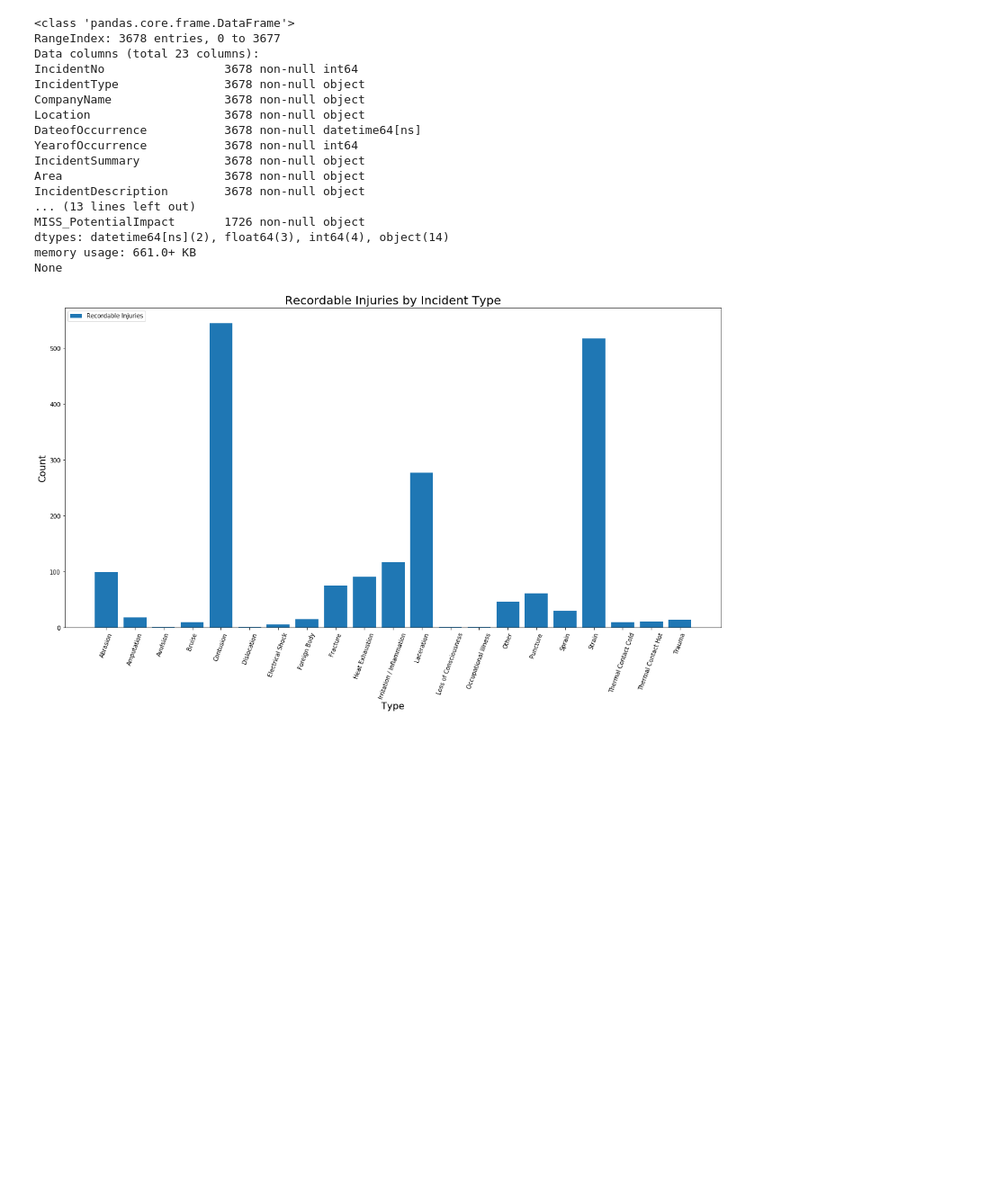
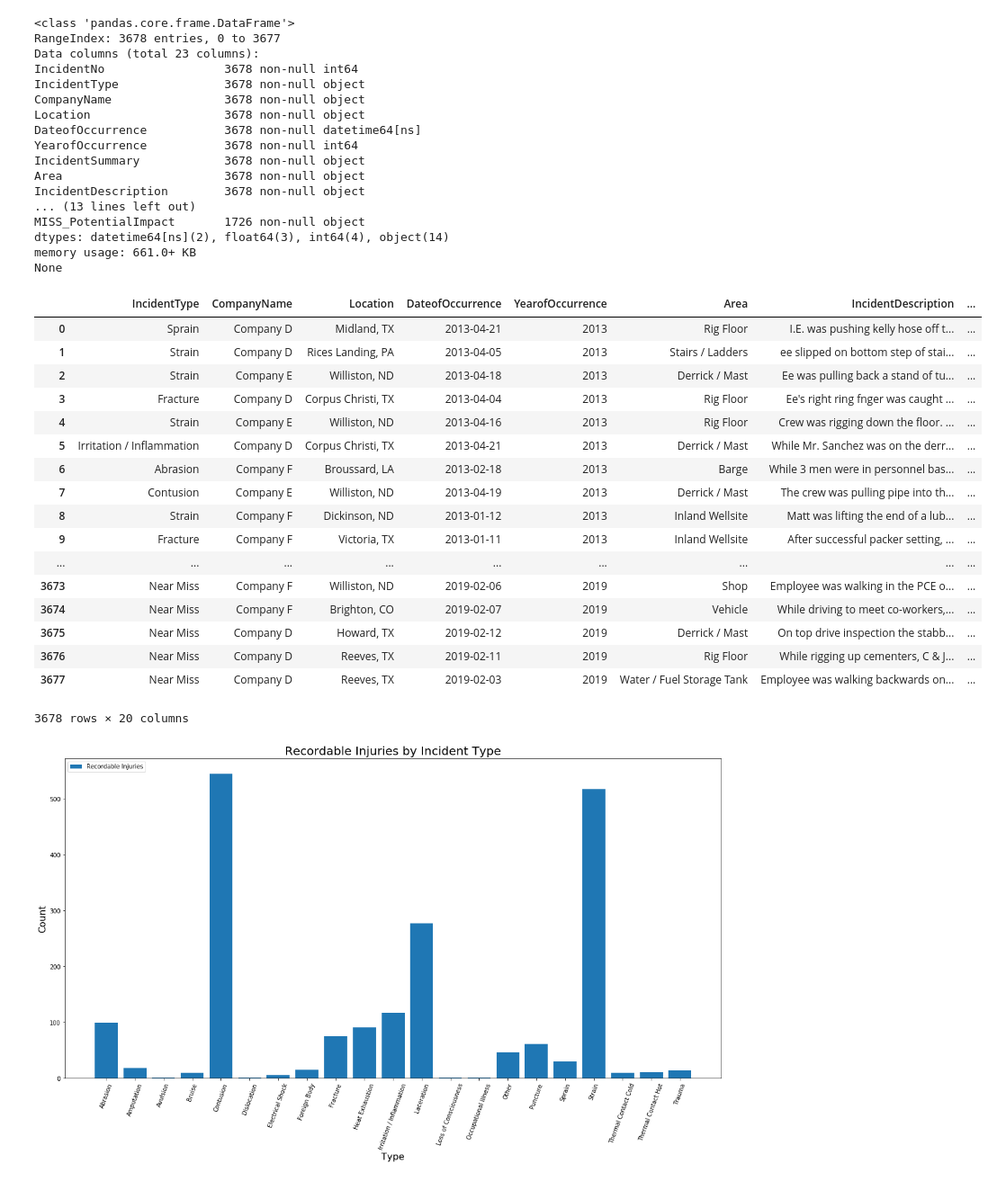
Before and after one commit to ist719-finalproject/FinalProject, a Jupyter notebook: IST718 Project - Kim,TS,Brandon,Amanda (1).ipynb, the cells around one changed output. Shown: that part at 90% size. Saved outputs shown, nothing was run; the diff lists cells and outputs as text; code cells hidden in the pictures; blank space fills up the shorter version.

```diff
--- a/IST718 Project - Kim,TS,Brandon,Amanda (1).ipynb
+++ b/IST718 Project - Kim,TS,Brandon,Amanda (1).ipynb
@@ -39,4 +45,27 @@ MISS_PotentialImpact       1726 non-null object
 dtypes: datetime64[ns](2), float64(3), int64(4), object(14)
 memory usage: 661.0+ KB
 None
+# %%
+#Drop IncidentNo, IncidentSummary, InjuryDescripti
+incidentsDF = incidentsDF.drop(['IncidentNo', 'IncidentSummary','InjuryDescripti'], axis=1)
+incidentsDF
+# %% [output]
+|  | IncidentType | CompanyName | Location | DateofOccurrence | YearofOccurrence | Area | IncidentDescription | ... |
+| 0 | Sprain | Company D | Midland, TX | 2013-04-21 | 2013 | Rig Floor | I.E. was pushing kelly hose off t... | ... |
+| 1 | Strain | Company D | Rices Landing, PA | 2013-04-05 | 2013 | Stairs / Ladders | ee slipped on bottom step of stai... | ... |
+| 2 | Strain | Company E | Williston, ND | 2013-04-18 | 2013 | Derrick / Mast | Ee was pulling back a stand of tu... | ... |
+| 3 | Fracture | Company D | Corpus Christi, TX | 2013-04-04 | 2013 | Rig Floor | Ee's right ring fnger was caught ... | ... |
+| 4 | Strain | Company E | Williston, ND | 2013-04-16 | 2013 | Rig Floor | Crew was rigging down the floor. ... | ... |
+| 5 | Irritation / Inflammation | Company D | Corpus Christi, TX | 2013-04-21 | 2013 | Derrick / Mast | While Mr. Sanchez was on the derr... | ... |
+| 6 | Abrasion | Company F | Broussard, LA | 2013-02-18 | 2013 | Barge | While 3 men were in personnel bas... | ... |
+| 7 | Contusion | Company E | Williston, ND | 2013-04-19 | 2013 | Derrick / Mast | The crew was pulling pipe into th... | ... |
+| 8 | Strain | Company F | Dickinson, ND | 2013-01-12 | 2013 | Inland Wellsite | Matt was lifting the end of a lub... | ... |
+| 9 | Fracture | Company F | Victoria, TX | 2013-01-11 | 2013 | Inland Wellsite | After successful packer setting, ... | ... |
+| ... | ... | ... | ... | ... | ... | ... | ... | ... |
+| 3673 | Near Miss | Company F | Williston, ND | 2019-02-06 | 2019 | Shop | Employee was walking in the PCE o... | ... |
+| 3674 | Near Miss | Company F | Brighton, CO | 2019-02-07 | 2019 | Vehicle | While driving to meet co-workers,... | ... |
+| 3675 | Near Miss | Company D | Howard, TX | 2019-02-12 | 2019 | Derrick / Mast | On top drive inspection the stabb... | ... |
+| 3676 | Near Miss | Company D | Reeves, TX | 2019-02-11 | 2019 | Rig Floor | While rigging up cementers, C & J... | ... |
+| 3677 | Near Miss | Company D | Reeves, TX | 2019-02-03 | 2019 | Water / Fuel Storage Tank | Employee was walking backwards on... | ... |
+3678 rows × 20 columns
 # %%
```
Also changed, not shown: parts of 11 cells of this notebook.
